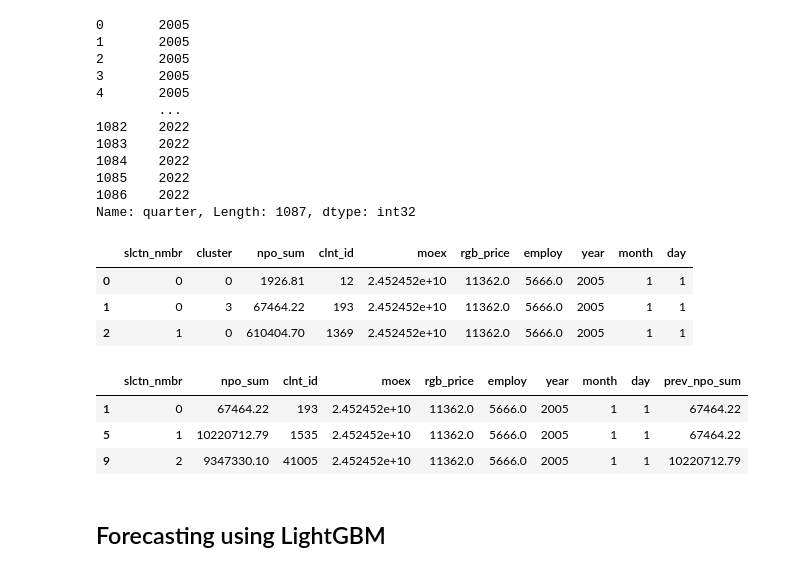
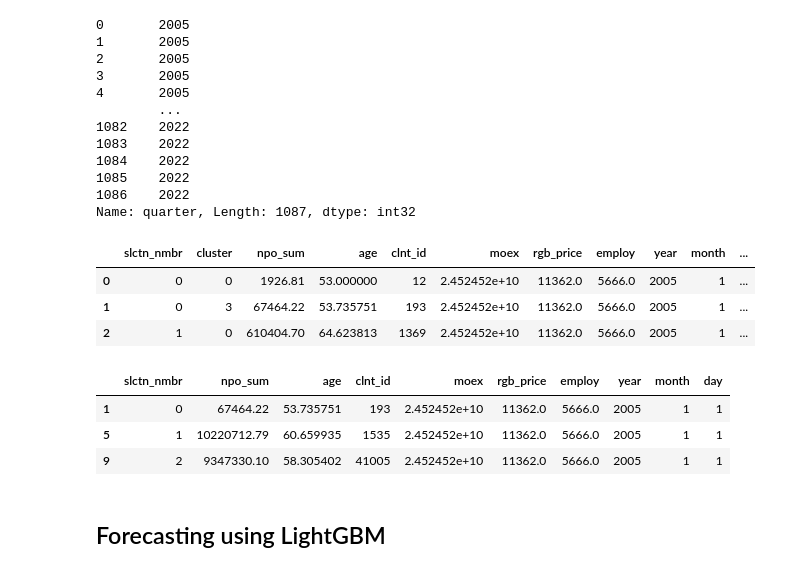
Before and after one commit to Snopoff/NSPF-Financial-Behavior, a Jupyter notebook: Cluster Forecasting.ipynb, the cells around one changed output. Drawn from its saved outputs; the diff is of its cells as text; code cells hidden in the pictures.

```diff
--- a/Cluster Forecasting.ipynb
+++ b/Cluster Forecasting.ipynb
@@ -109,7 +109,7 @@ client_payments.head(3)
 # Format npo_operation_date to quarter
 client_payments['quarter'] = pd.to_datetime(client_payments['npo_operation_date']).dt.to_period('Q')
 # %%
-quarterly_data = client_payments.groupby(['quarter', 'slctn_nmbr', 'cluster']).agg({'npo_sum': 'sum', 'clnt_id': 'count'})
+quarterly_data = client_payments.groupby(['quarter', 'slctn_nmbr', 'cluster']).agg({'npo_sum': 'sum', 'age':'mean', 'clnt_id': 'count'})
 quarterly_data.reset_index(inplace=True)
 quarterly_data.tail()
 quarterly_data = quarterly_data.loc[quarterly_data['quarter'] >= pd.Period('2005Q1')].reset_index(drop=True)
@@ -215,27 +215,27 @@ quarterly_data = quarterly_data.drop(columns=['quarter'])
 
 quarterly_data.head(3)
 # %% [output]
-|  | slctn_nmbr | cluster | npo_sum | clnt_id | moex | rgb_price | employ | year | month | day |
-| 0 | 0 | 0 | 1926.81 | 12 | 2.452452e+10 | 11362.0 | 5666.0 | 2005 | 1 | 1 |
-| 1 | 0 | 3 | 67464.22 | 193 | 2.452452e+10 | 11362.0 | 5666.0 | 2005 | 1 | 1 |
-| 2 | 1 | 0 | 610404.70 | 1369 | 2.452452e+10 | 11362.0 | 5666.0 | 2005 | 1 | 1 |
+|  | slctn_nmbr | cluster | npo_sum | age | clnt_id | moex | rgb_price | employ | year | month | ... |
+| 0 | 0 | 0 | 1926.81 | 53.000000 | 12 | 2.452452e+10 | 11362.0 | 5666.0 | 2005 | 1 | ... |
+| 1 | 0 | 3 | 67464.22 | 53.735751 | 193 | 2.452452e+10 | 11362.0 | 5666.0 | 2005 | 1 | ... |
+| 2 | 1 | 0 | 610404.70 | 64.623813 | 1369 | 2.452452e+10 | 11362.0 | 5666.0 | 2005 | 1 | ... |
 # %%
 quarterly_data.to_csv('clean_data/quarterly_data.csv')
 # %%
 qdata_0 = quarterly_data.loc[quarterly_data.cluster == 0, quarterly_data.columns != 'cluster']
 qdata_0['prev_npo_sum'] = qdata_0['npo_sum'].shift(1,fill_value=qdata_0['npo_sum'].iloc[0])
 qdata_1 = quarterly_data.loc[quarterly_data.cluster == 1, quarterly_data.columns != 'cluster']
 qdata_1['prev_npo_sum'] = qdata_1['npo_sum'].shift(1,fill_value=qdata_1['npo_sum'].iloc[0])
 qdata_2 = quarterly_data.loc[quarterly_data.cluster == 2, quarterly_data.columns != 'cluster']
 qdata_2['prev_npo_sum'] = qdata_2['npo_sum'].shift(1,fill_value=qdata_2['npo_sum'].iloc[0])
 qdata_3 = quarterly_data.loc[quarterly_data.cluster == 3, quarterly_data.columns != 'cluster']
-qdata_3['prev_npo_sum'] = qdata_3['npo_sum'].shift(1,fill_value=qdata_3['npo_sum'].iloc[0])
+#qdata_3['prev_npo_sum'] = qdata_3['npo_sum'].shift(1,fill_value=qdata_3['npo_sum'].iloc[0])
 qdata_3.head(3)
 # %% [output]
-|  | slctn_nmbr | npo_sum | clnt_id | moex | rgb_price | employ | year | month | day | prev_npo_sum |
-| 1 | 0 | 67464.22 | 193 | 2.452452e+10 | 11362.0 | 5666.0 | 2005 | 1 | 1 | 67464.22 |
-| 5 | 1 | 10220712.79 | 1535 | 2.452452e+10 | 11362.0 | 5666.0 | 2005 | 1 | 1 | 67464.22 |
-| 9 | 2 | 9347330.10 | 41005 | 2.452452e+10 | 11362.0 | 5666.0 | 2005 | 1 | 1 | 10220712.79 |
+|  | slctn_nmbr | npo_sum | age | clnt_id | moex | rgb_price | employ | year | month | day |
+| 1 | 0 | 67464.22 | 53.735751 | 193 | 2.452452e+10 | 11362.0 | 5666.0 | 2005 | 1 | 1 |
+| 5 | 1 | 10220712.79 | 60.659935 | 1535 | 2.452452e+10 | 11362.0 | 5666.0 | 2005 | 1 | 1 |
+| 9 | 2 | 9347330.10 | 58.305402 | 41005 | 2.452452e+10 | 11362.0 | 5666.0 | 2005 | 1 | 1 |
 # %%
 def train_test_split(df):
     train_size = int(len(df) * 0.8)
```
Also changed, not shown: parts of 7 cells of this notebook, 4 other files.
